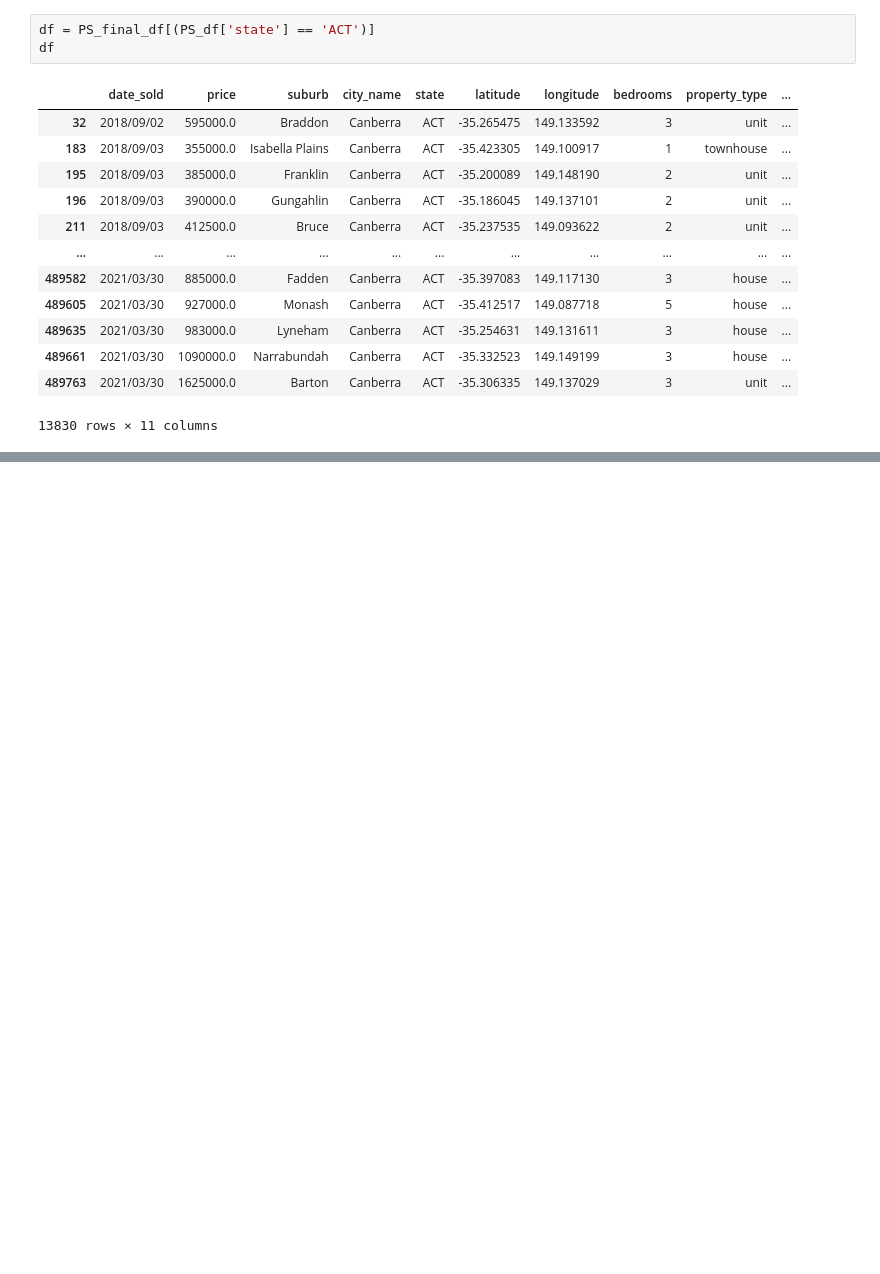
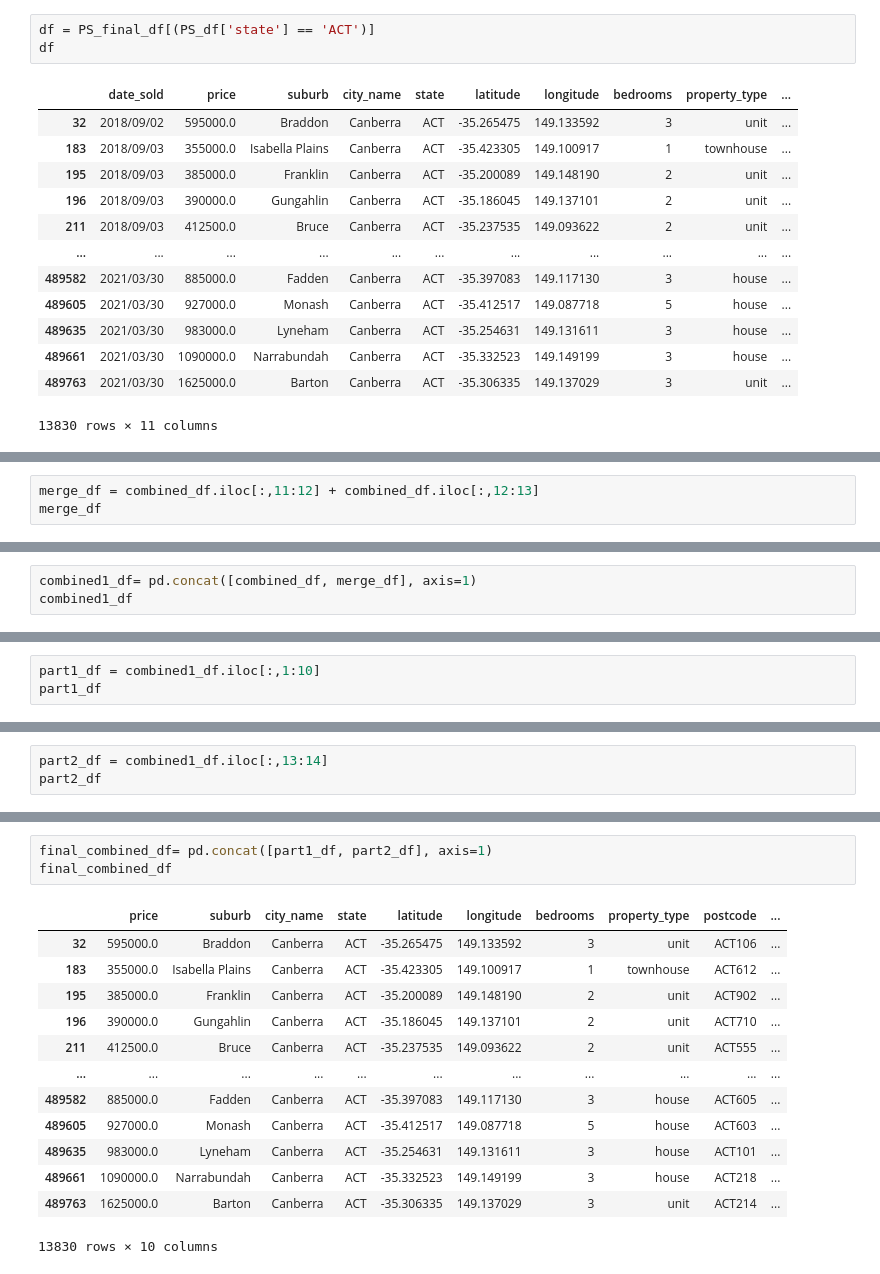
Before and after one commit to Anguyensfg/project-3, a Jupyter notebook: Project3_Data_Cleanup.ipynb, the cells around one changed output, grey strips where cells are left out. Saved outputs shown, nothing was run; the diff lists cells and outputs as text; blank space fills up the shorter version.

```diff
--- a/Project3_Data_Cleanup.ipynb
+++ b/Project3_Data_Cleanup.ipynb
@@ -67,0 +152,3 @@ df
+# %%
+merge_df = combined_df.iloc[:,11:12] + combined_df.iloc[:,12:13]
+merge_df
@@ -67,0 +169,3 @@ df
+# %%
+combined1_df= pd.concat([combined_df, merge_df], axis=1)
+combined1_df
@@ -67,0 +186,3 @@ df
+# %%
+part1_df = combined1_df.iloc[:,1:10]
+part1_df
@@ -67,0 +203,3 @@ df
+# %%
+part2_df = combined1_df.iloc[:,13:14]
+part2_df
@@ -68,2 +220,19 @@ df
+# %%
+final_combined_df= pd.concat([part1_df, part2_df], axis=1)
+final_combined_df
+# %% [output]
+|  | price | suburb | city_name | state | latitude | longitude | bedrooms | property_type | postcode | ... |
+| 32 | 595000.0 | Braddon | Canberra | ACT | -35.265475 | 149.133592 | 3 | unit | ACT106 | ... |
+| 183 | 355000.0 | Isabella Plains | Canberra | ACT | -35.423305 | 149.100917 | 1 | townhouse | ACT612 | ... |
+| 195 | 385000.0 | Franklin | Canberra | ACT | -35.200089 | 149.148190 | 2 | unit | ACT902 | ... |
+| 196 | 390000.0 | Gungahlin | Canberra | ACT | -35.186045 | 149.137101 | 2 | unit | ACT710 | ... |
+| 211 | 412500.0 | Bruce | Canberra | ACT | -35.237535 | 149.093622 | 2 | unit | ACT555 | ... |
+| ... | ... | ... | ... | ... | ... | ... | ... | ... | ... | ... |
+| 489582 | 885000.0 | Fadden | Canberra | ACT | -35.397083 | 149.117130 | 3 | house | ACT605 | ... |
+| 489605 | 927000.0 | Monash | Canberra | ACT | -35.412517 | 149.087718 | 5 | house | ACT603 | ... |
+| 489635 | 983000.0 | Lyneham | Canberra | ACT | -35.254631 | 149.131611 | 3 | house | ACT101 | ... |
+| 489661 | 1090000.0 | Narrabundah | Canberra | ACT | -35.332523 | 149.149199 | 3 | house | ACT218 | ... |
+| 489763 | 1625000.0 | Barton | Canberra | ACT | -35.306335 | 149.137029 | 3 | unit | ACT214 | ... |
+13830 rows × 10 columns
 # %%
 conn = sqlite3.connect(r"Raw_Data/property.sqlite")
```
Also changed, not shown: parts of 12 cells of this notebook, 5 other files.
